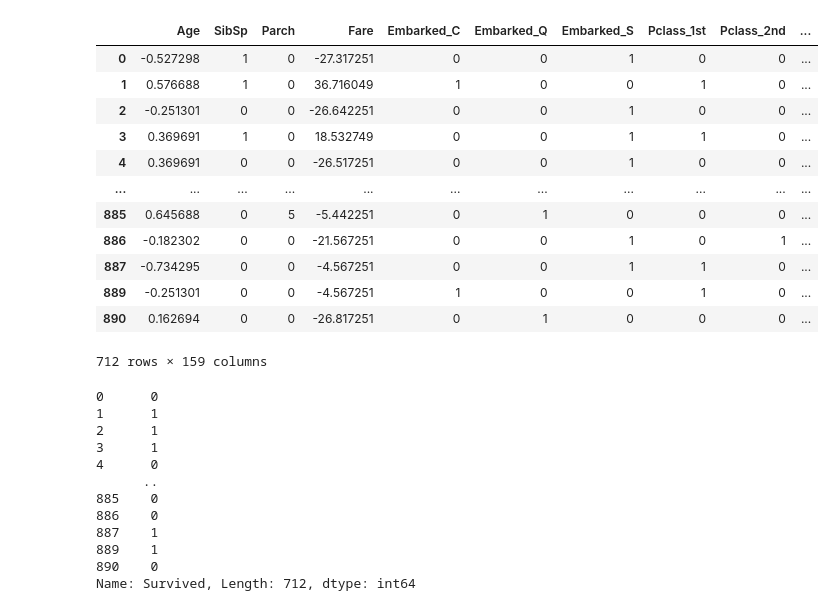
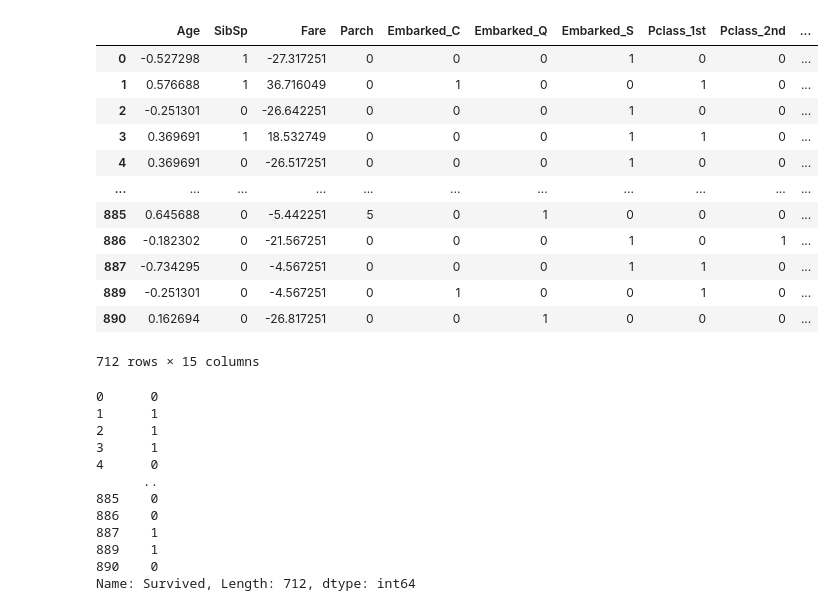
Before and after one commit to hrdkdh/kaggle, a Jupyter notebook: titanic/prediction_titanic_by_dnn.ipynb, the cells around one changed output. Drawn from its saved outputs; the diff is of its cells as text; code cells hidden in the pictures.

```diff
--- a/titanic/prediction_titanic_by_dnn.ipynb
+++ b/titanic/prediction_titanic_by_dnn.ipynb
@@ -60,23 +66,24 @@ display(df_selected)
 # %%
 #데이터셋 분리
-x = df_selected.drop("Survived", axis=1)
-y = df_selected["Survived"]
+org_data = preProcessing(df)
+x = org_data.drop("Survived", axis=1)
+y = org_data["Survived"]
 display(x)
 display(y)
 # %% [output]
-|  | Age | SibSp | Parch | Fare | Embarked_C | Embarked_Q | Embarked_S | Pclass_1st | Pclass_2nd | ... |
-| 0 | -0.527298 | 1 | 0 | -27.317251 | 0 | 0 | 1 | 0 | 0 | ... |
-| 1 | 0.576688 | 1 | 0 | 36.716049 | 1 | 0 | 0 | 1 | 0 | ... |
-| 2 | -0.251301 | 0 | 0 | -26.642251 | 0 | 0 | 1 | 0 | 0 | ... |
-| 3 | 0.369691 | 1 | 0 | 18.532749 | 0 | 0 | 1 | 1 | 0 | ... |
-| 4 | 0.369691 | 0 | 0 | -26.517251 | 0 | 0 | 1 | 0 | 0 | ... |
+|  | Age | SibSp | Fare | Parch | Embarked_C | Embarked_Q | Embarked_S | Pclass_1st | Pclass_2nd | ... |
+| 0 | -0.527298 | 1 | -27.317251 | 0 | 0 | 0 | 1 | 0 | 0 | ... |
+| 1 | 0.576688 | 1 | 36.716049 | 0 | 1 | 0 | 0 | 1 | 0 | ... |
+| 2 | -0.251301 | 0 | -26.642251 | 0 | 0 | 0 | 1 | 0 | 0 | ... |
+| 3 | 0.369691 | 1 | 18.532749 | 0 | 0 | 0 | 1 | 1 | 0 | ... |
+| 4 | 0.369691 | 0 | -26.517251 | 0 | 0 | 0 | 1 | 0 | 0 | ... |
 | ... | ... | ... | ... | ... | ... | ... | ... | ... | ... | ... |
-| 885 | 0.645688 | 0 | 5 | -5.442251 | 0 | 1 | 0 | 0 | 0 | ... |
-| 886 | -0.182302 | 0 | 0 | -21.567251 | 0 | 0 | 1 | 0 | 1 | ... |
-| 887 | -0.734295 | 0 | 0 | -4.567251 | 0 | 0 | 1 | 1 | 0 | ... |
-| 889 | -0.251301 | 0 | 0 | -4.567251 | 1 | 0 | 0 | 1 | 0 | ... |
-| 890 | 0.162694 | 0 | 0 | -26.817251 | 0 | 1 | 0 | 0 | 0 | ... |
+| 885 | 0.645688 | 0 | -5.442251 | 5 | 0 | 1 | 0 | 0 | 0 | ... |
+| 886 | -0.182302 | 0 | -21.567251 | 0 | 0 | 0 | 1 | 0 | 1 | ... |
+| 887 | -0.734295 | 0 | -4.567251 | 0 | 0 | 0 | 1 | 1 | 0 | ... |
+| 889 | -0.251301 | 0 | -4.567251 | 0 | 1 | 0 | 0 | 1 | 0 | ... |
+| 890 | 0.162694 | 0 | -26.817251 | 0 | 0 | 1 | 0 | 0 | 0 | ... |
-712 rows × 159 columns
+712 rows × 15 columns
 0      0
 1      1
 2      1
```
Also changed, not shown: parts of 6 cells of this notebook, 9 other files.
